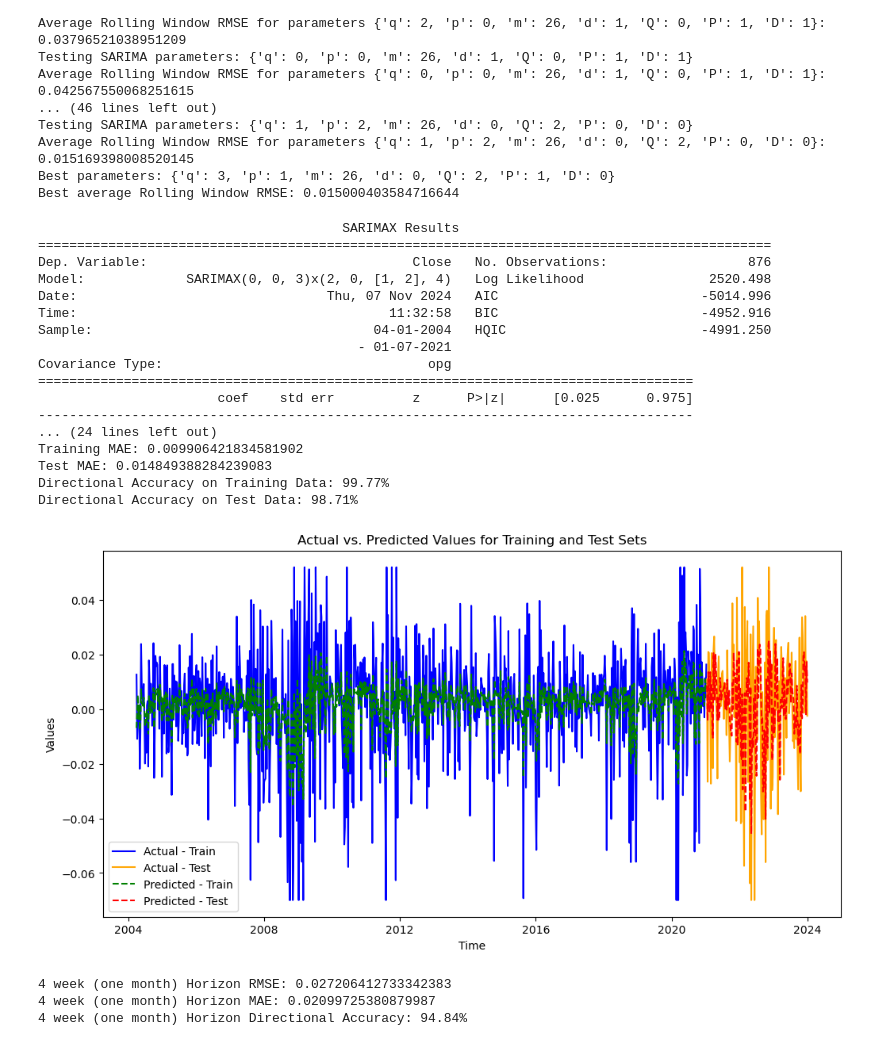
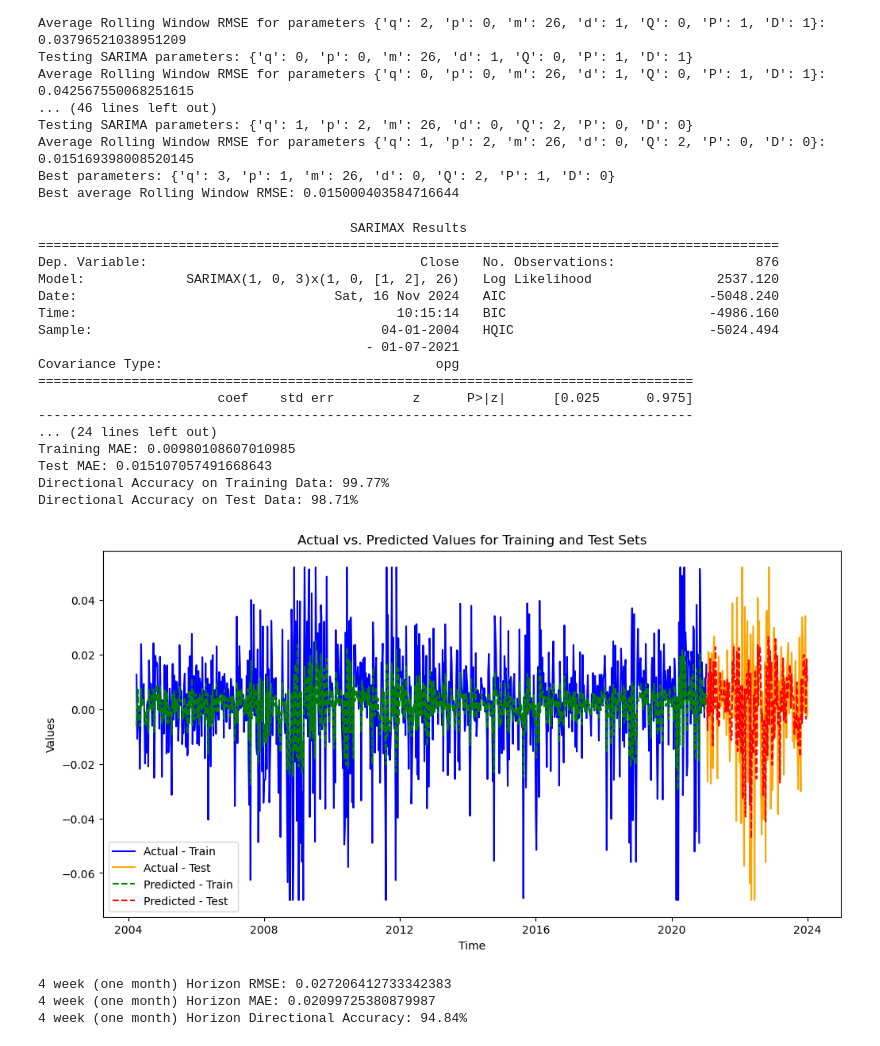
Before and after one commit to nozomu2020264/Capstone-Project---2020264-, a Jupyter notebook: SARIMAX - Exogenous Variables.ipynb, the cells around one changed output. Cells and saved outputs as stored; diff of their text form; code cells hidden in the pictures.

```diff
--- a/SARIMAX - Exogenous Variables.ipynb
+++ b/SARIMAX - Exogenous Variables.ipynb
@@ -703,7 +824,7 @@ Best average Rolling Window RMSE: 0.015000403584716644
 # %%
 # Fixed Rolling window CV.
 ## Define SARIMAX model.
-sarimax_model = SARIMAX(train, order=(0, 0, 3), seasonal_order=(2, 0, 2, 26), exog=exo_train)
+sarimax_model = SARIMAX(train, order=(1, 0, 3), seasonal_order=(1, 0, 2, 26), exog=exo_train)
 sarimax_final_fitted = sarimax_model.fit(disp=False)
 
 # Print summary.
@@ -734,45 +855,45 @@ test_direction_accuracy = np.mean(
 # Print evaluation metrics.
 print(f"Training RMSE: {train_rmse}")
 print(f"Test RMSE: {test_rmse}")
 print(f"Training MAE: {train_mae}")
 print(f"Test MAE: {test_mae}")
 print(f"Directional Accuracy on Training Data: {train_direction_accuracy * 100:.2f}%")
 print(f"Directional Accuracy on Test Data: {test_direction_accuracy * 100:.2f}%")
 
 # Plot the actual vs. predicted values for training and test sets.
 plt.figure(figsize=(12, 6))
 plt.plot(train.index, train, label="Actual - Train", color='blue')
 plt.plot(test.index, test, label="Actual - Test", color='orange')
 
 # Plot predictions on training and test set.
 plt.plot(train.index, train_predictions, label="Predicted - Train", linestyle='--', color='green')
 plt.plot(test.index, test_predictions, label="Predicted - Test", linestyle='--', color='red')
 
 # Finalize the plot.
 plt.legend()
 plt.title("Actual vs. Predicted Values for Training and Test Sets")
 plt.xlabel("Time")
 plt.ylabel("Values")
 plt.show()
 # %% [output]
-                                       SARIMAX Results
-==============================================================================================
-Dep. Variable:                                  Close   No. Observations:                  876
-Model:             SARIMAX(0, 0, 3)x(2, 0, [1, 2], 4)   Log Likelihood                2520.498
-Date:                                Thu, 07 Nov 2024   AIC                          -5014.996
-Time:                                        11:32:58   BIC                          -4952.916
-Sample:                                    04-01-2004   HQIC                         -4991.250
-                                         - 01-07-2021
-Covariance Type:                                  opg
+                                        SARIMAX Results
+===============================================================================================
+Dep. Variable:                                   Close   No. Observations:                  876
+Model:             SARIMAX(1, 0, 3)x(1, 0, [1, 2], 26)   Log Likelihood                2537.120
+Date:                                 Sat, 16 Nov 2024   AIC                          -5048.240
+Time:                                         10:15:14   BIC                          -4986.160
+Sample:                                     04-01-2004   HQIC                         -5024.494
+                                          - 01-07-2021
+Covariance Type:                                   opg
 ====================================================================================
                        coef    std err          z      P>|z|      [0.025      0.975]
 ------------------------------------------------------------------------------------
 ... (24 lines left out)
-Training MAE: 0.009906421834581902
-Test MAE: 0.014849388284239083
+Training MAE: 0.00980108607010985
+Test MAE: 0.015107057491668643
 Directional Accuracy on Training Data: 99.77%
 Directional Accuracy on Test Data: 98.71%
-[figure, old version]
+[figure, new version]
 # %%
 # Define a 4 week (one month) horizon for evaluation metrics.
 horizon = 4
```
Also changed, not shown: parts of 16 cells of this notebook.
